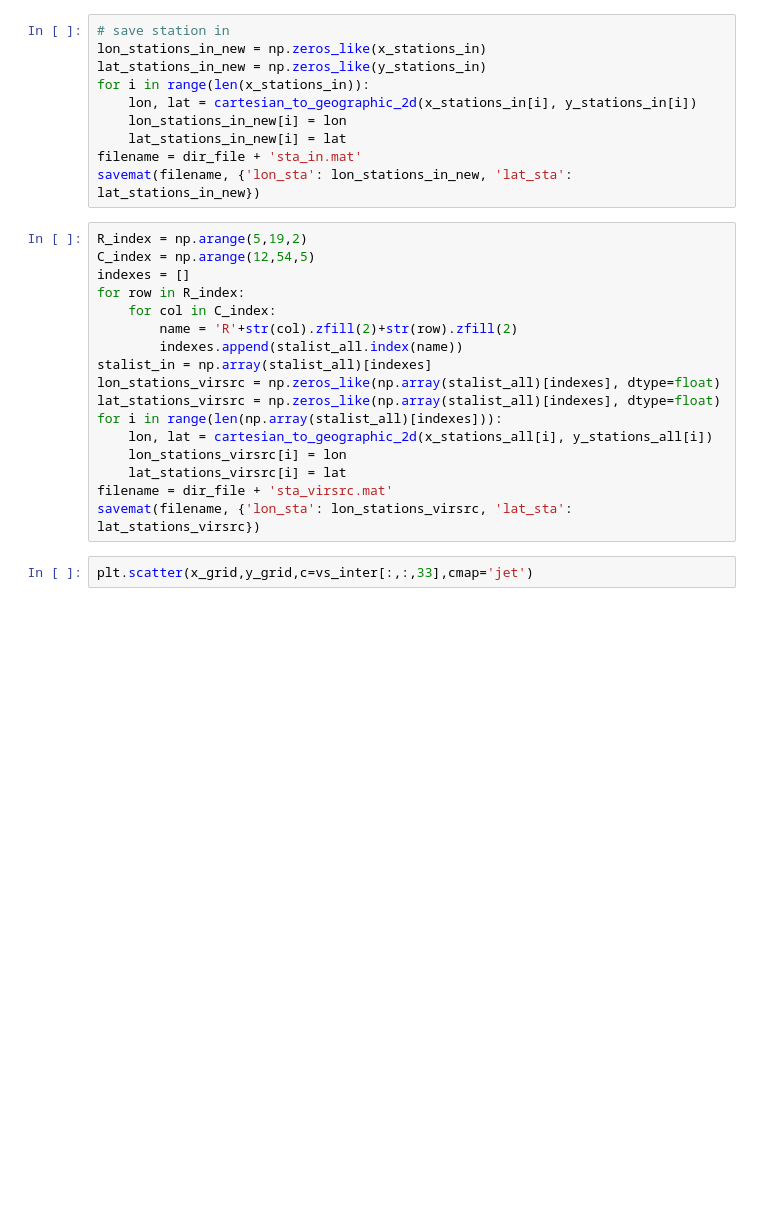
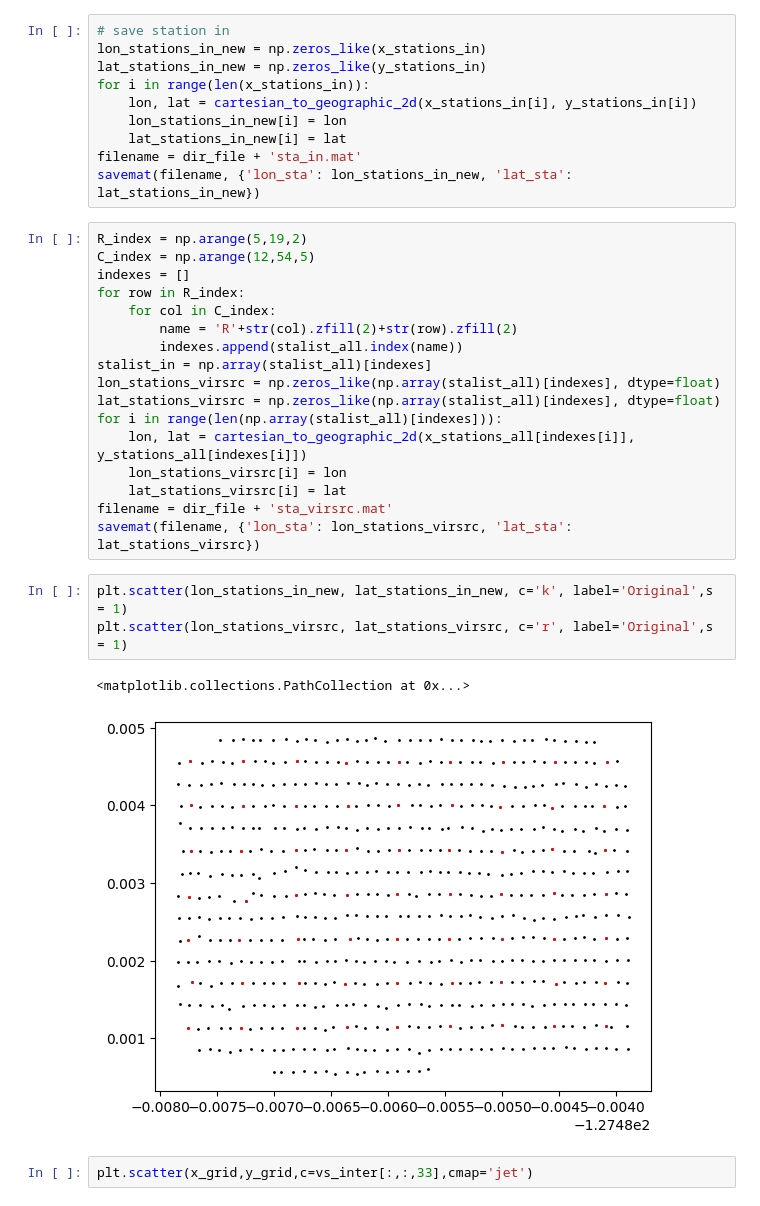
Before and after one commit to harmonsong/SGB_tomography_project, a Jupyter notebook: 6-3_interpolation_mat.ipynb, the cells around one changed output. Drawn from its saved outputs; the diff is of its cells as text; blank space fills up the shorter version.

```diff
--- a/6-3_interpolation_mat.ipynb
+++ b/6-3_interpolation_mat.ipynb
@@ -395,11 +396,17 @@ stalist_in = np.array(stalist_all)[indexes]
 lon_stations_virsrc = np.zeros_like(np.array(stalist_all)[indexes], dtype=float)
 lat_stations_virsrc = np.zeros_like(np.array(stalist_all)[indexes], dtype=float)
 for i in range(len(np.array(stalist_all)[indexes])):
-    lon, lat = cartesian_to_geographic_2d(x_stations_all[i], y_stations_all[i])
+    lon, lat = cartesian_to_geographic_2d(x_stations_all[indexes[i]], y_stations_all[indexes[i]])
     lon_stations_virsrc[i] = lon
     lat_stations_virsrc[i] = lat
 filename = dir_file + 'sta_virsrc.mat'
 savemat(filename, {'lon_sta': lon_stations_virsrc, 'lat_sta': lat_stations_virsrc})
+# %%
+plt.scatter(lon_stations_in_new, lat_stations_in_new, c='k', label='Original',s = 1)
+plt.scatter(lon_stations_virsrc, lat_stations_virsrc, c='r', label='Original',s = 1)
+# %% [output]
+<matplotlib.collections.PathCollection at 0x...>
+[figure, added]
 # %%
 plt.scatter(x_grid,y_grid,c=vs_inter[:,:,33],cmap='jet')
 # %% [output]
```
Also changed, not shown: parts of 1 cell of this notebook, 2 other files.
